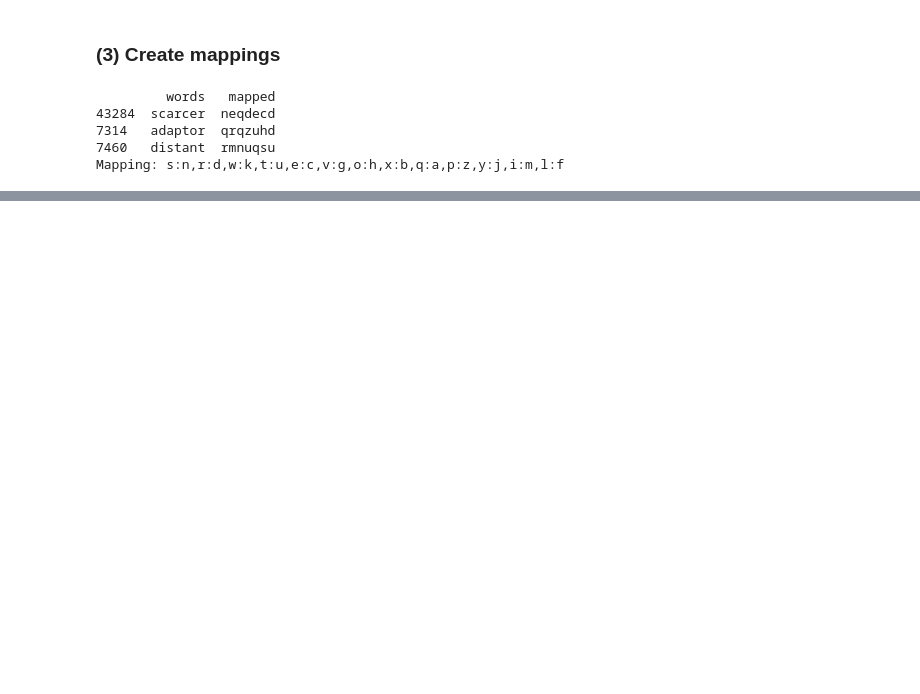
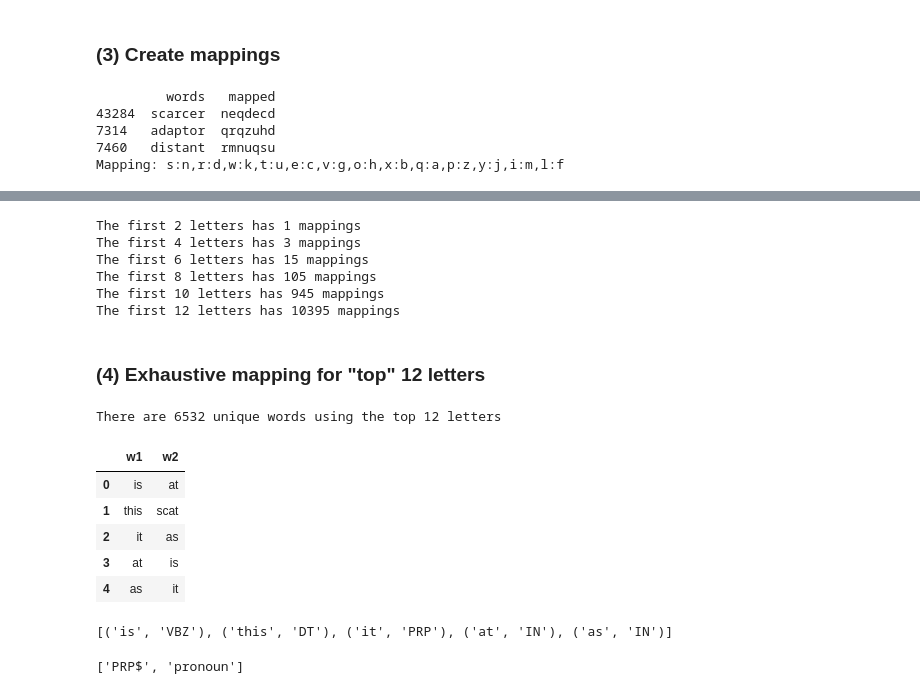
Before and after one commit to ErikinBC/mirror_alphabet, a Jupyter notebook: christian_bok.ipynb, the cells around one changed output, grey strips where cells are left out. Drawn from its saved outputs; the diff is of its cells as text; code cells hidden in the pictures; blank space fills up the shorter version.

```diff
--- a/christian_bok.ipynb
+++ b/christian_bok.ipynb
@@ -191,0 +158,74 @@ pd.DataFrame([get_cipher(idx=i,lst=letters[0:6].copy()) for i in range(15)])
+# %%
+# Show that our letter pairings are unique
+for j in range(2, 13, 2):
+    alphabet = letters[0:j]
+    jalphabet = ''.join(alphabet)
+    mx_perm = npair_max(alphabet)
+    print('The first %i letters has %i mappings' % (j, mx_perm))
+    malphabet = pd.Series(np.array([alpha_trans([jalphabet],get_cipher(i, alphabet)) for i in range(mx_perm)]).flat)
+    assert not malphabet.duplicated().any()
+# %% [output]
+The first 2 letters has 1 mappings
+The first 4 letters has 3 mappings
+The first 6 letters has 15 mappings
+The first 8 letters has 105 mappings
+The first 10 letters has 945 mappings
+The first 12 letters has 10395 mappings
+# %% [markdown]
+### (4) Exhaustive mapping for "top" 12 letters
+# %%
+alphabet12 = letter_freq_n.letter[0:12].to_list()
+jalphabet12 = ''.join(alphabet12)
+words12 = df_merge.word[~df_merge.word.str.contains('[^'+jalphabet12+']')].to_list()
+print('There are %i unique words using the top 12 letters' % (len(words12)))
+# %% [output]
+There are 6532 unique words using the top 12 letters
+# %%
+mx_perm12 = npair_max(alphabet12)
+holder = np.zeros(mx_perm12,dtype=int)
+stime, ncheck = time(), 1000
+for i in range(mx_perm12):
+    xmap_i = get_cipher(i, alphabet12)
+    npair_i = alpha_trans(words12,xmap_i).isin(words12).sum()
+    holder[i] = npair_i
+    if (i + 1) % ncheck == 0:
+        nleft, nrun, dtime = mx_perm12 - (i+1), i + 1, time() - stime
+        rate = nrun / dtime
+        eta = nleft / rate
+        print('%0.1f calculations per second. ETA: %i seconds for %i remaining' %
+              (rate, eta, nleft))
+dat12 = pd.DataFrame({'idx':range(mx_perm12),'n':holder}).sort_values('n',ascending=False).reset_index(None,True)
+xmap12 = get_cipher(dat12.idx[0], alphabet12)
+# %%
+# Function that takes a word list, cipher, and returns word pairings with word types
+# corpus: some vector of strings
+# cipher: numpy kx2 cipher array
+# PoS: parts of speech lookup
+def annot_vocab_cipher(corpus, cipher, PoS):
+    assert isinstance(cipher, np.ndarray)
+    if not isinstance(corpus,pd.Series):
+        corpus = pd.Series(corpus.copy())
+    tcorpus = alpha_trans(corpus, cipher)
+    idx = corpus.isin(tcorpus)
+    corpus, tcorpus = corpus[idx], tcorpus[idx]
+    df = pd.DataFrame({'w1':corpus,'w2':tcorpus}).reset_index(None,True)
+    return df
+
+mapper12 = annot_vocab_cipher(words12, xmap12)
+mapper12.head()
+# %% [output]
+|  | w1 | w2 |
+| 0 | is | at |
+| 1 | this | scat |
+| 2 | it | as |
+| 3 | at | is |
+| 4 | as | it |
+# %%
+nltk.pos_tag(mapper12.w1.head().to_list())
+# %% [output]
+[('is', 'VBZ'), ('this', 'DT'), ('it', 'PRP'), ('at', 'IN'), ('as', 'IN')]
+# %%
+# # Get the different Parts-of-Speech values: USE DF_MERGE
+capture(nltk.help.upenn_tagset,'PRP$').split(', ')[0].split(': ')
+# %% [output]
+['PRP$', 'pronoun']
```
Also changed, not shown: parts of 8 cells of this notebook, 2 other files.
